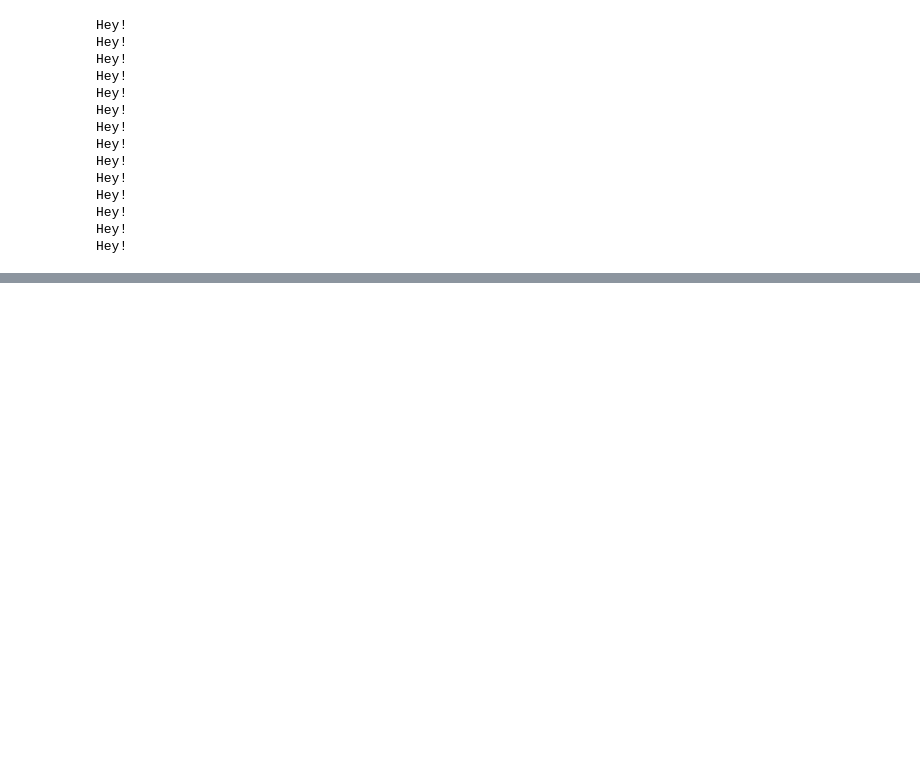
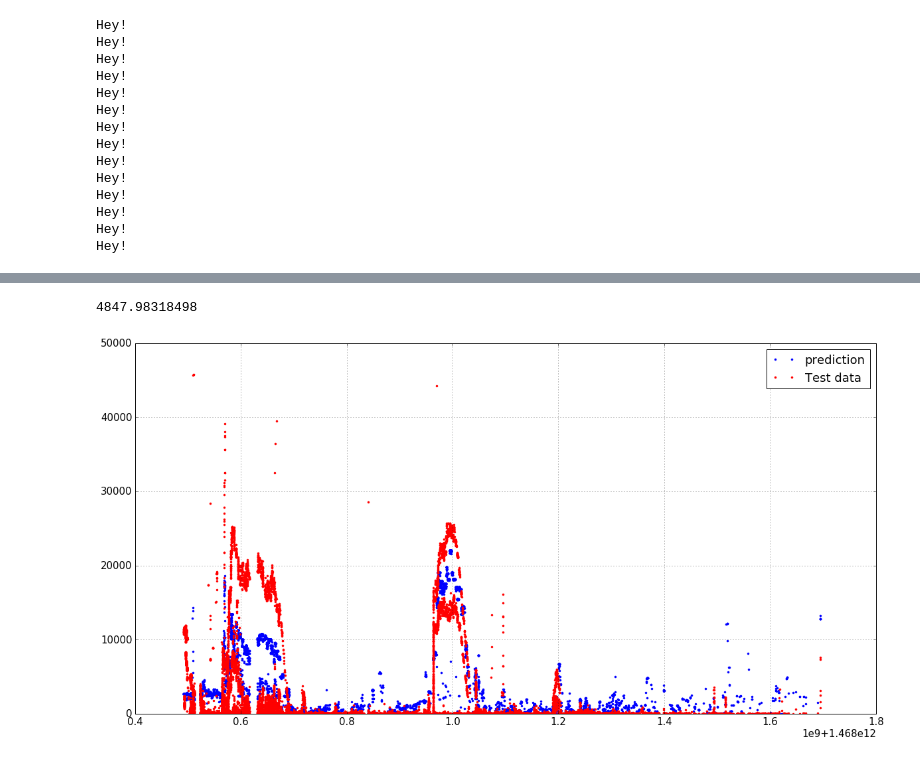
Before and after one commit to ATLAS-Analytics/AnalyticsNotebooks, a Jupyter notebook: Wesley/LinkRegression-Copy1.ipynb, the cells around one changed output, grey strips where cells are left out. Saved outputs shown, nothing was run; the diff lists cells and outputs as text; code cells hidden in the pictures; blank space fills up the shorter version.

```diff
--- a/Wesley/LinkRegression-Copy1.ipynb
+++ b/Wesley/LinkRegression-Copy1.ipynb
@@ -76,7 +79,7 @@ milliHalfDay = 12*60*60*1000
 milliHour = 60*60*1000
 # %%
 #Get files day interval (stagger a little from current time to get more interesting data)
-start = currentMilliTime - milliTwoWeek
+start = currentMilliTime - milliThreeWeek
 end = currentMilliTime
 
 #Initialize lists
@@ -414,0 +456,15 @@ This took 0.023408 seconds
+# %%
+Y_predict[Y_predict < 0] = 0
+
+rmse = np.sqrt(((Y_predict - Y_test) ** 2).mean())
+nrmse = rmse/(Y_test.max()-Y_test.min())
+print(rmse)
+
+plt.figure(figsize=(20,10))
+plt.plot(X_test[:,0],Y_predict,'b.',label='prediction')
+plt.plot(X_test[:,0],Y_test,'r.',label='Test data')
+plt.legend()
+plt.grid()
+# %% [output]
+4847.98318498
+[figure, added]
```
Also changed, not shown: parts of 14 cells of this notebook, 4 other files.
